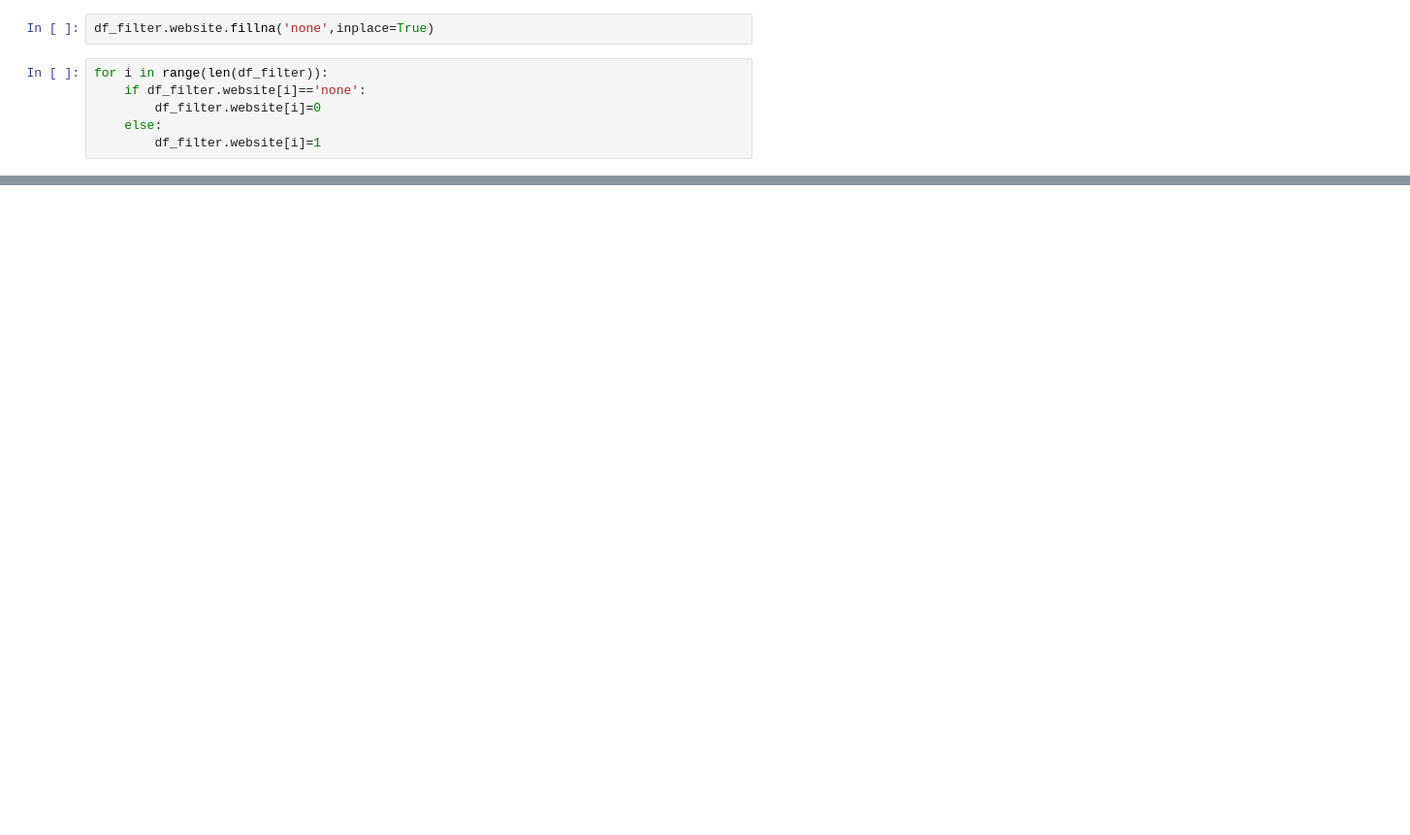
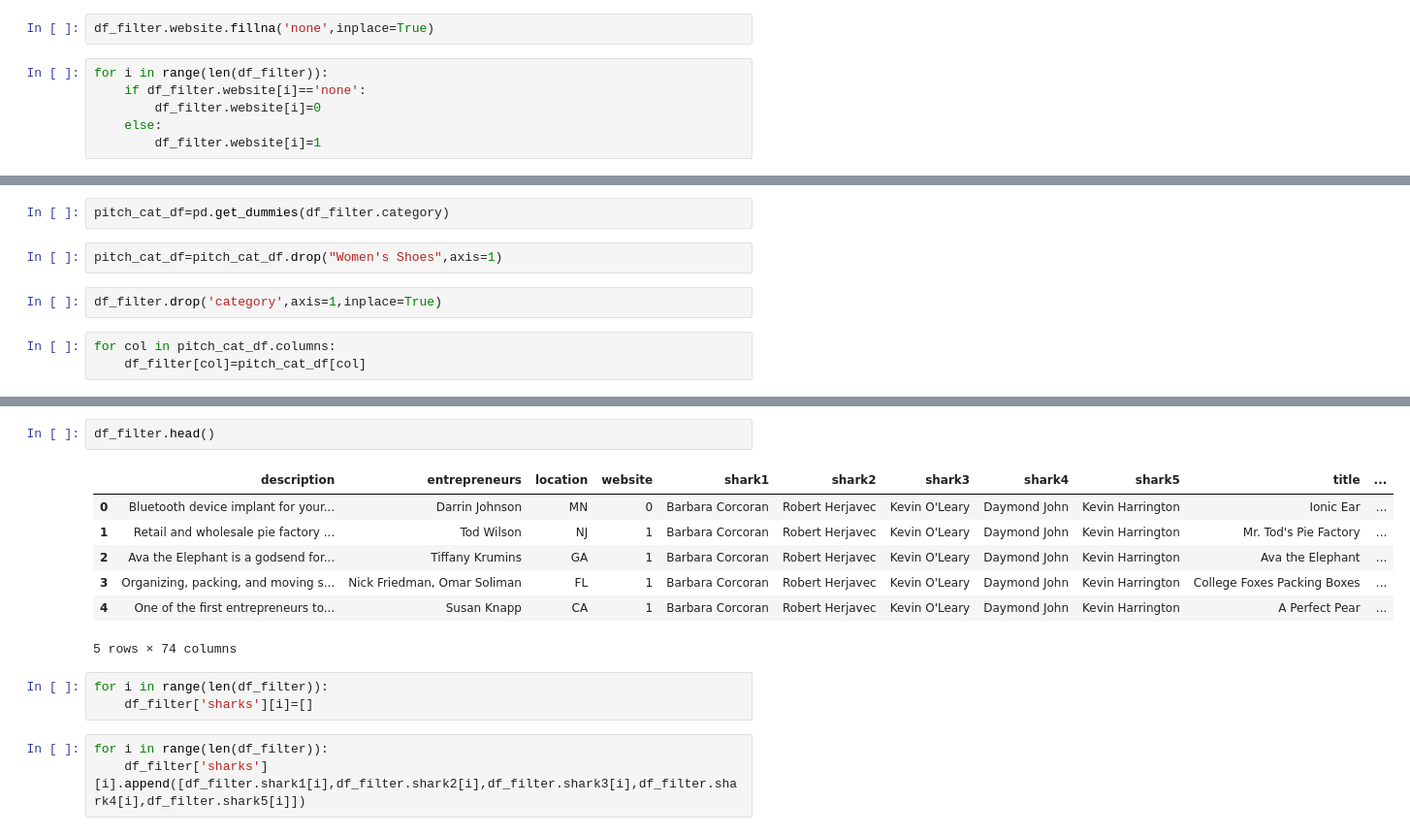
Before and after one commit to ArielJosephCohen/shark_tank, a Jupyter notebook: first_model.ipynb, the cells around one changed output, grey strips where cells are left out. Shown at 97% size. Saved outputs shown, nothing was run; the diff lists cells and outputs as text; blank space fills up the shorter version.

```diff
--- a/first_model.ipynb
+++ b/first_model.ipynb
@@ -250,0 +274,9 @@ df_filter.head()
+# %%
+pitch_cat_df=pd.get_dummies(df_filter.category)
+# %%
+pitch_cat_df=pitch_cat_df.drop("Women's Shoes",axis=1)
+# %%
+df_filter.drop('category',axis=1,inplace=True)
+# %%
+for col in pitch_cat_df.columns:
+    df_filter[col]=pitch_cat_df[col]
@@ -250,0 +319,16 @@ df_filter.head()
+# %%
+df_filter.head()
+# %% [output]
+|  | description | entrepreneurs | location | website | shark1 | shark2 | shark3 | shark4 | shark5 | title | ... |
+| 0 | Bluetooth device implant for your... | Darrin Johnson | MN | 0 | Barbara Corcoran | Robert Herjavec | Kevin O'Leary | Daymond John | Kevin Harrington | Ionic Ear | ... |
+| 1 | Retail and wholesale pie factory ... | Tod Wilson | NJ | 1 | Barbara Corcoran | Robert Herjavec | Kevin O'Leary | Daymond John | Kevin Harrington | Mr. Tod's Pie Factory | ... |
+| 2 | Ava the Elephant is a godsend for... | Tiffany Krumins | GA | 1 | Barbara Corcoran | Robert Herjavec | Kevin O'Leary | Daymond John | Kevin Harrington | Ava the Elephant | ... |
+| 3 | Organizing, packing, and moving s... | Nick Friedman, Omar Soliman | FL | 1 | Barbara Corcoran | Robert Herjavec | Kevin O'Leary | Daymond John | Kevin Harrington | College Foxes Packing Boxes | ... |
+| 4 | One of the first entrepreneurs to... | Susan Knapp | CA | 1 | Barbara Corcoran | Robert Herjavec | Kevin O'Leary | Daymond John | Kevin Harrington | A Perfect Pear | ... |
+5 rows × 74 columns
+# %%
+for i in range(len(df_filter)):
+    df_filter['sharks'][i]=[]
+# %%
+for i in range(len(df_filter)):
+    df_filter['sharks'][i].append([df_filter.shark1[i],df_filter.shark2[i],df_filter.shark3[i],df_filter.shark4[i],df_filter.shark5[i]])
```
Also changed, not shown: parts of 21 cells of this notebook.
